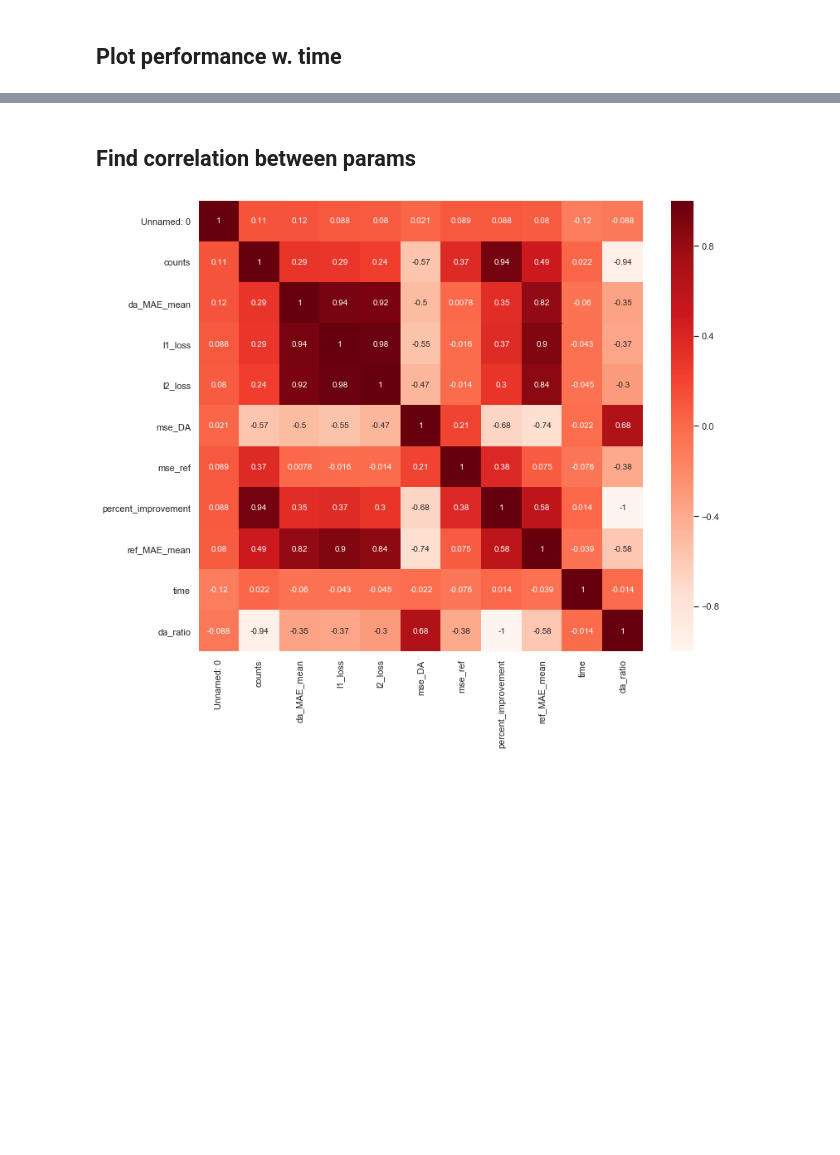
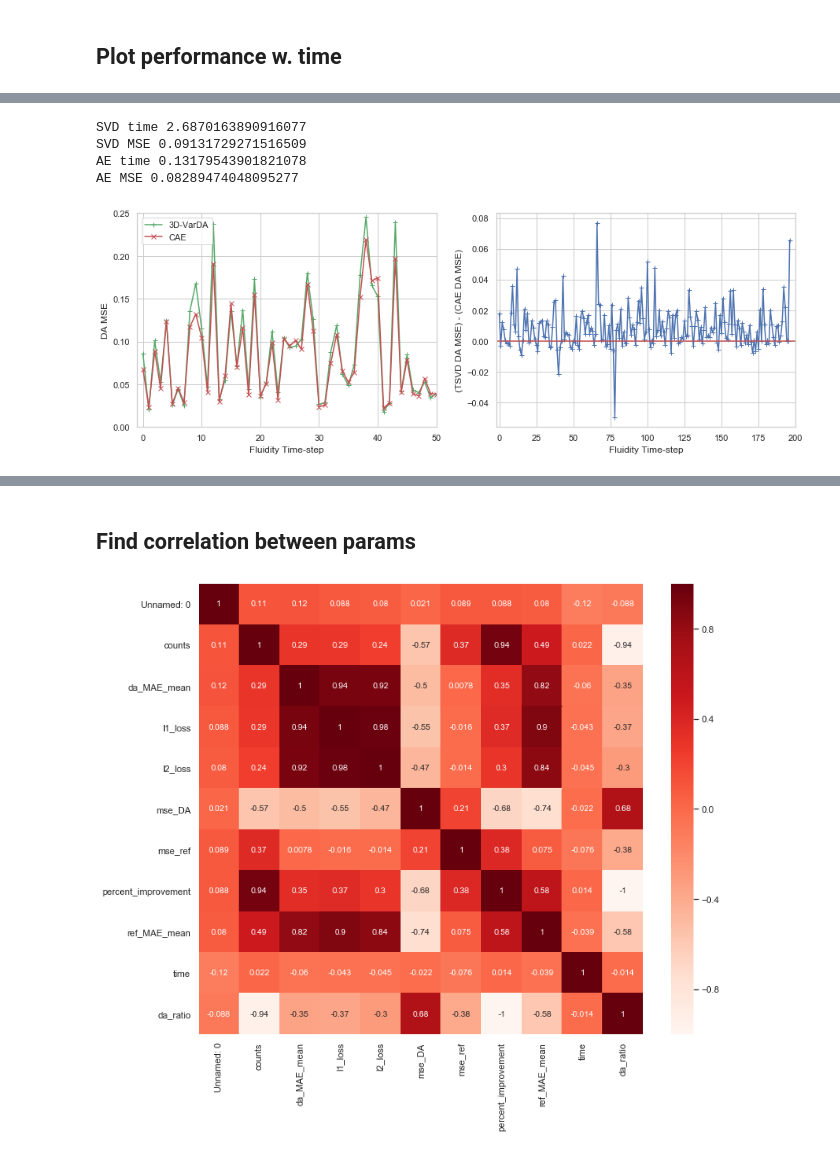
Before and after one commit to julianmack/Data_Assimilation, a Jupyter notebook: report/generate_figures/plot_TSVD.ipynb, the cells around one changed output, grey strips where cells are left out. Saved outputs shown, nothing was run; the diff lists cells and outputs as text; code cells hidden in the pictures; blank space fills up the shorter version.

```diff
--- a/report/generate_figures/plot_TSVD.ipynb
+++ b/report/generate_figures/plot_TSVD.ipynb
@@ -360,0 +355,79 @@ fig.savefig(outfp_time)
+# %%
+#Plot L2 on left axis and percent improvement on y axis against time
+# Create some mock data
+#get TSVD data
+modes = 791
+nobs = 247520
+df_SVD = get_tsvd_best_df(modesfp, nobs, modes) # get all obs and truncation param = 32
+
+# modes = 791
+# nobs = 4096
+# df_SVD = get_tsvd_best_df(nobsfp, nobs, modes) # get all obs and truncation param = 32
+
+
+
+#print("AE", AE_vtu)
+#print("SVD", SVD_vtu)
+df_AE = pd.read_csv(fp_AE)
+df_AE.head()
+df_AE["mse_DA"].mean()
+
+
+#get times
+df1 = df_SVD.copy()
+df1.drop(0)
+tsvd = df1["time"].mean()
+
+df2 = df_AE.copy()
+df2.drop(0)
+tae = df2["time"].mean()
+
+print("SVD time", tsvd)
+print("SVD MSE", df_SVD["mse_DA"].mean())
+print("AE time", tae)
+print("AE MSE", df_AE["mse_DA"].mean())
+
+
+t = df_SVD.index
+
+
+fig, axs = plt.subplots(1, 2,  sharey=False)
+
+
+ax2 = axs[0]
+ax2.set_ylabel('DA MSE', )  # we already handled the x-label with ax1
+ax2.set_xlabel('Fluidity Time-step', )
+
+ax2.plot( t, 'mse_DA', data=df_SVD, marker='+', color="g", )
+ax2.plot(t, 'mse_DA', data=df_AE, marker='x', color="r")
+ax2.tick_params(axis='y',)
+
+
+ax2.set_xlim(-1, 50)
+ax2.set_ylim(0, 0.25)
+ax2.legend(["3D-VarDA", "CAE"] )
+
+#plot difference
+ax1 = axs[1]
+ax1.set_ylabel('(TSVD DA MSE) - (CAE DA MSE)', )  # we already handled the x-label with ax1
+ax1.set_xlabel('Fluidity Time-step', )
+
+y = df_SVD["mse_DA"] - df_AE["mse_DA"]
+ax1.plot( t, y, marker='+', color="b", )
+ax1.tick_params(axis='y',)
+
+x = np.linspace(-6,300,10)
+y = 0 * x
+ax1.plot(x, y, '-r')
+ax1.set_xlim(-2, 200)
+
+
+fig.set_size_inches(15, 5)
+plt.show()
+fig.savefig("report/figures/comp_time791.png")
+# %% [output]
+SVD time 2.6870163890916077
+SVD MSE 0.09131729271516509
+AE time 0.13179543901821078
+AE MSE 0.08289474048095277
+[figure, added]
```
Also changed, not shown: parts of 9 cells of this notebook, 18 other files.
